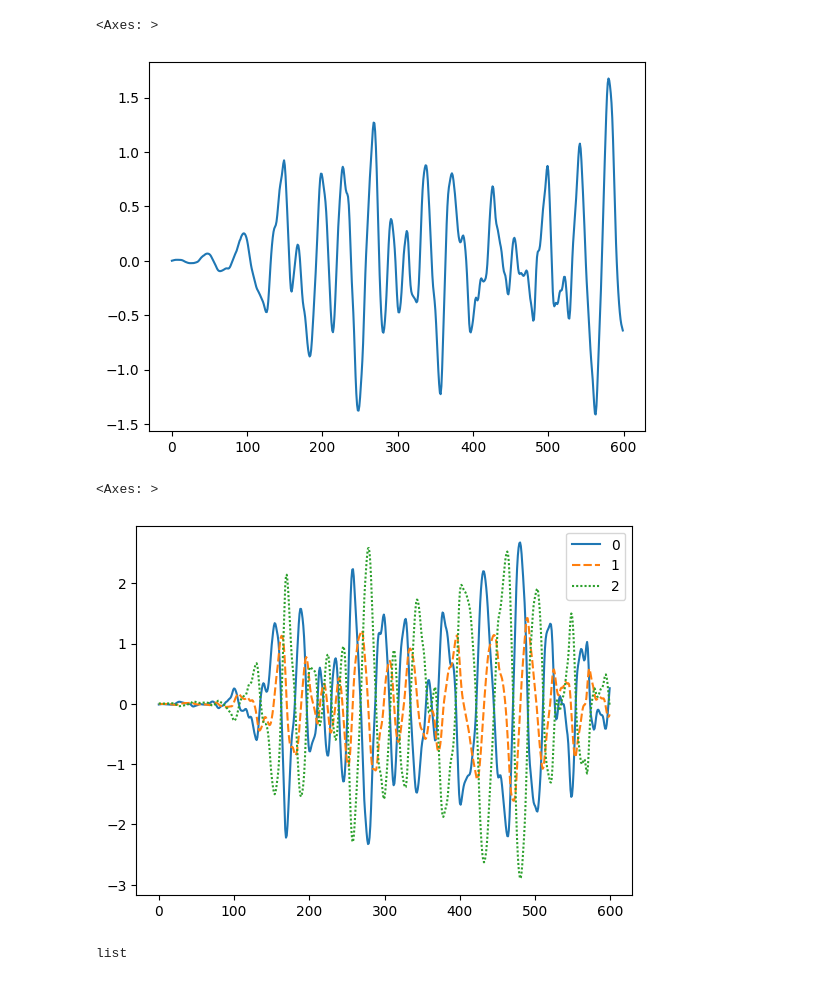
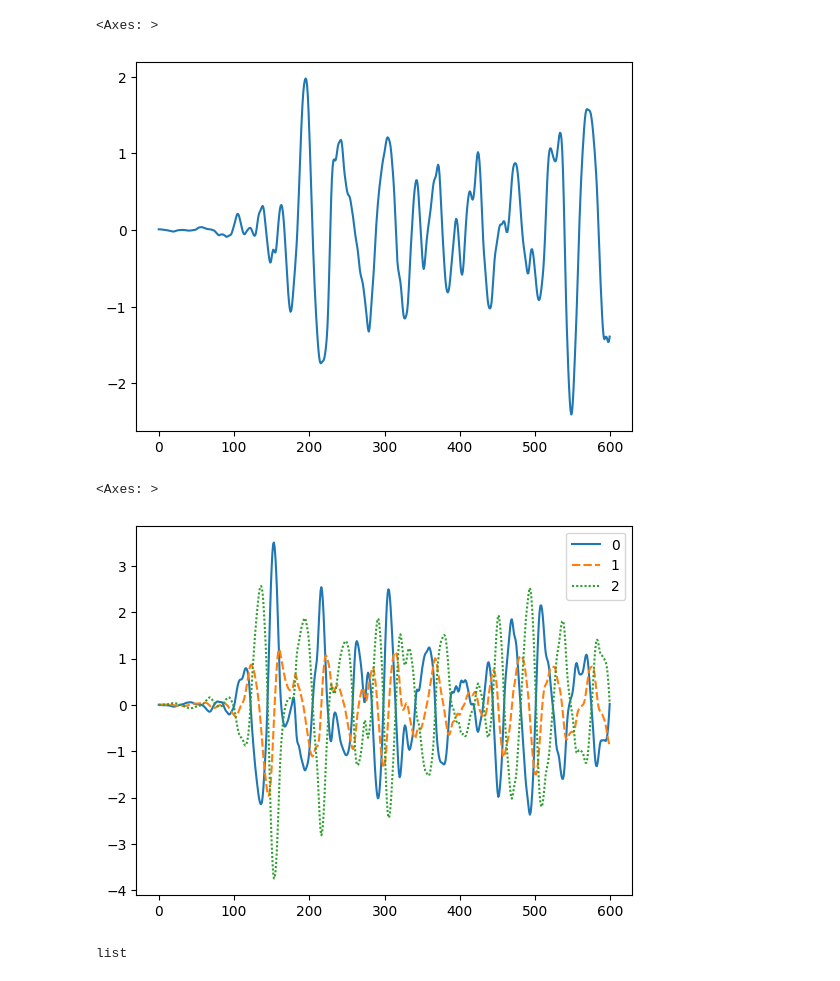
Before and after one commit to AndyW1990/rl-control, a Jupyter notebook: notebooks/andy_nb.ipynb, the cells around one changed output. Cells and saved outputs as stored; diff of their text form; code cells hidden in the pictures.

Commit message:
fixed wave gen, added params

```diff
--- a/notebooks/andy_nb.ipynb
+++ b/notebooks/andy_nb.ipynb
@@ -10,16 +10,16 @@ sim_time=60
 ramp_time=15
 time_step=0.1
 # %%
-wave_train, surge, heave, pitch = generate_wave_train(2.5, 5, 3)
+wave_train, surge, heave, pitch = generate_wave_train(2.5, 5, 3413)
 sns.lineplot(wave_train)
 # %% [output]
 <Axes: >
-[figure, old version]
+[figure, new version]
 # %%
 sns.lineplot([surge,heave,pitch])
 # %% [output]
 <Axes: >
-[figure, old version]
+[figure, new version]
 # %%
 type(surge)
 # %% [output]
```
Also changed, not shown: 3 other files.
